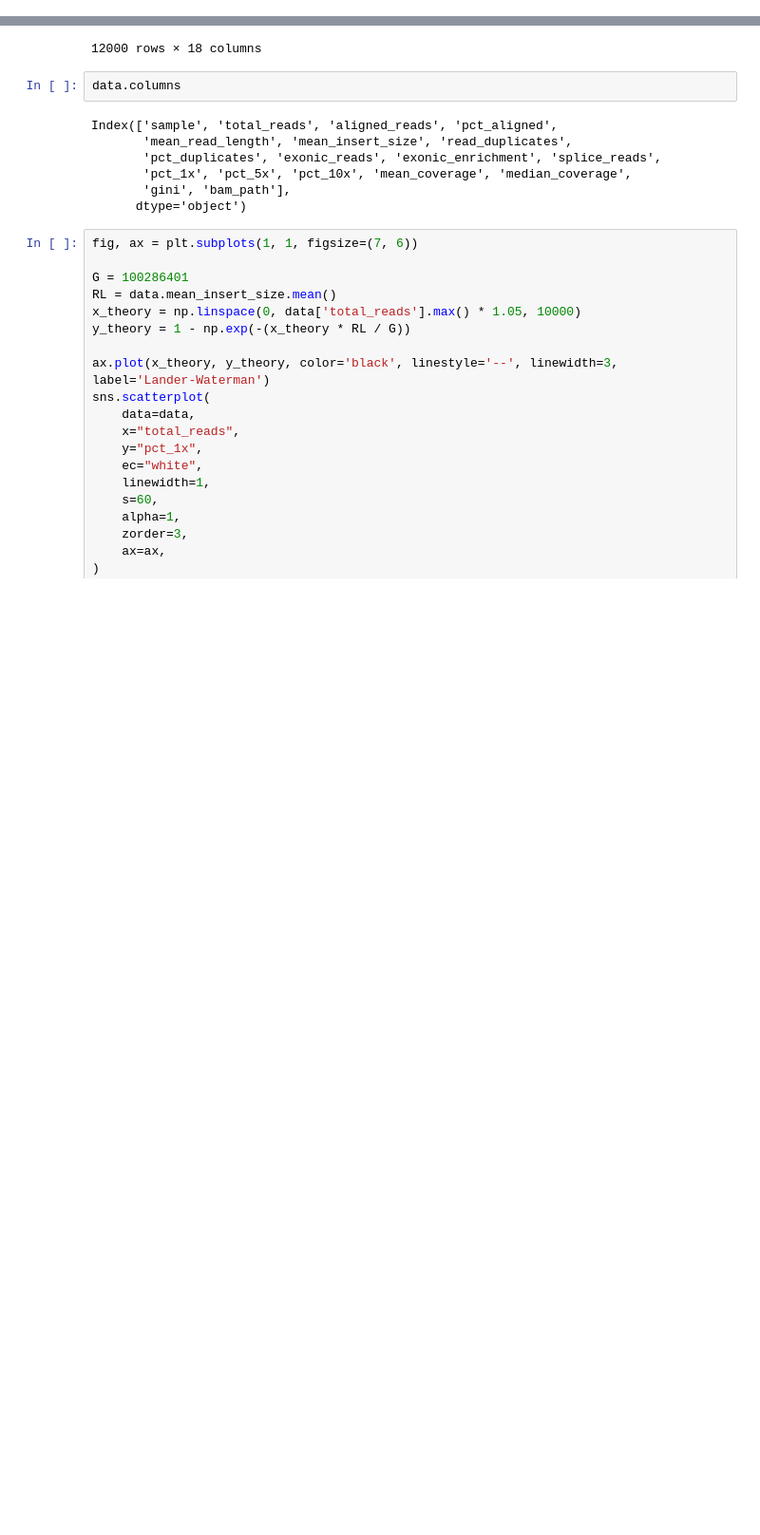
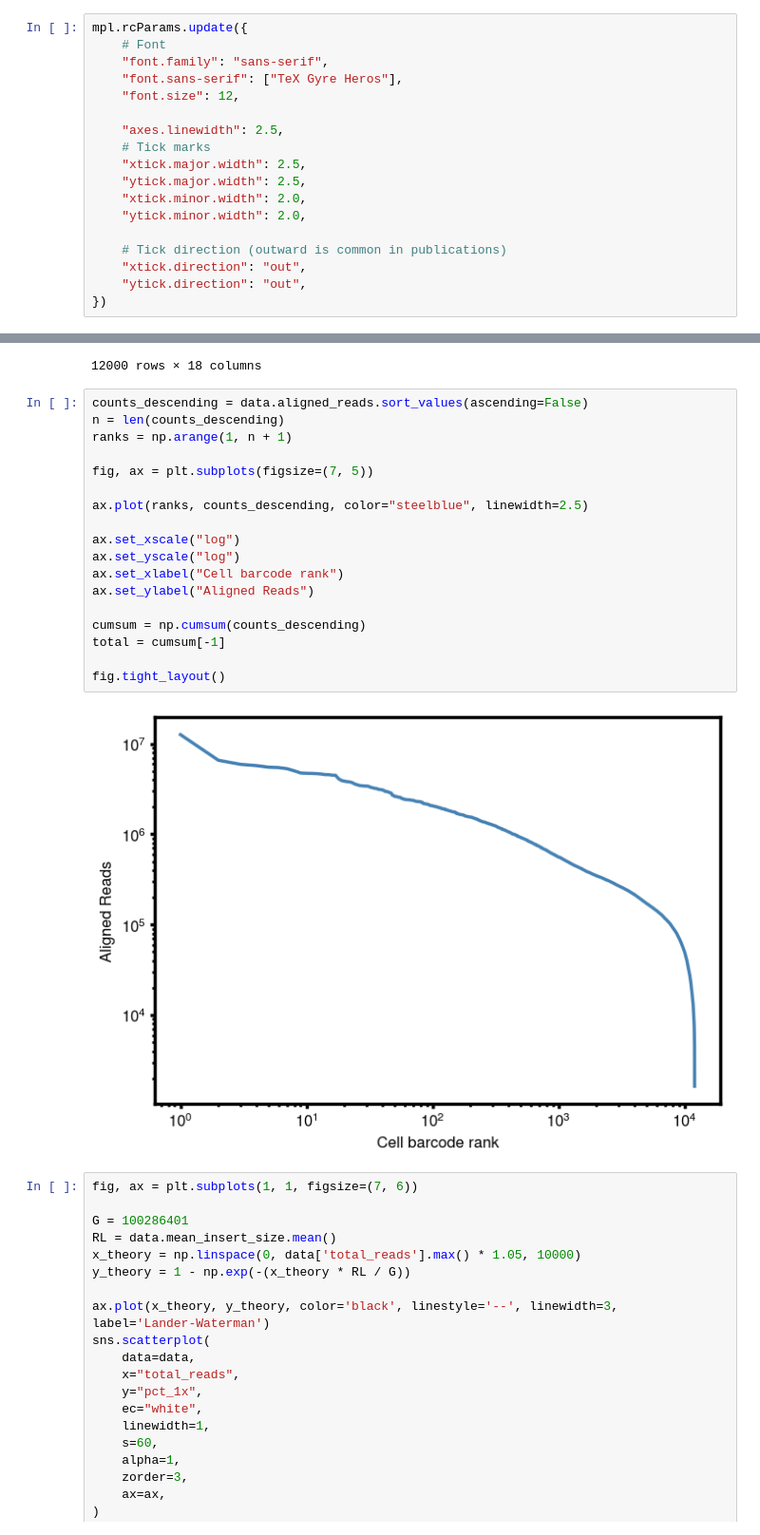
Before and after one commit to SrivatsanLab/SPC_genome, a Jupyter notebook: notebooks/worm6_full_1_prelim.ipynb, the cells around one changed output, grey strips where cells are left out. Shown at 95% size. Cells and saved outputs as stored; diff of their text form; blank space fills up the shorter version.

```diff
--- a/notebooks/worm6_full_1_prelim.ipynb
+++ b/notebooks/worm6_full_1_prelim.ipynb
@@ -17,3 +40,21 @@ import cellspec as spc
+# %%
+mpl.rcParams.update({
+    # Font
+    "font.family": "sans-serif",
+    "font.sans-serif": ["TeX Gyre Heros"],
+    "font.size": 12,
+
+    "axes.linewidth": 2.5,
+    # Tick marks
+    "xtick.major.width": 2.5,
+    "ytick.major.width": 2.5,
+    "xtick.minor.width": 2.0,
+    "ytick.minor.width": 2.0,
+
+    # Tick direction (outward is common in publications)
+    "xtick.direction": "out",
+    "ytick.direction": "out",
+})
 # %%
 data = pd.read_csv('/fh/working/srivatsan_s/Dustin/worm6-full-align/pooled_sc_qc_metrics.csv', index_col='barcode')
 data
@@ -32,15 +73,26 @@ data
 | H12_F7_D6_D3_worm6_UDI24 | worm6_UDI24 | 437362 | 19664 | 0.044960 | 116 | 172.5 | 2201 | ... |
 | H12_F9_C6_C1_worm6_UDI24 | worm6_UDI24 | 350898 | 37202 | 0.106019 | 116 | 298.9 | 4088 | ... |
 12000 rows × 18 columns
-# %%
-data.columns
-# %% [output]
-Index(['sample', 'total_reads', 'aligned_reads', 'pct_aligned',
-       'mean_read_length', 'mean_insert_size', 'read_duplicates',
-       'pct_duplicates', 'exonic_reads', 'exonic_enrichment', 'splice_reads',
-       'pct_1x', 'pct_5x', 'pct_10x', 'mean_coverage', 'median_coverage',
-       'gini', 'bam_path'],
-      dtype='object')
+# %%
+counts_descending = data.aligned_reads.sort_values(ascending=False)
+n = len(counts_descending)
+ranks = np.arange(1, n + 1)
+
+fig, ax = plt.subplots(figsize=(7, 5))
+
+ax.plot(ranks, counts_descending, color="steelblue", linewidth=2.5)
+
+ax.set_xscale("log")
+ax.set_yscale("log")
+ax.set_xlabel("Cell barcode rank")
+ax.set_ylabel("Aligned Reads")
+
+cumsum = np.cumsum(counts_descending)
+total = cumsum[-1]
+
+fig.tight_layout()
+# %% [output]
+[figure, added]
 # %%
 fig, ax = plt.subplots(1, 1, figsize=(7, 6))
 
```
Also changed, not shown: parts of 11 cells of this notebook, 2 other files.
